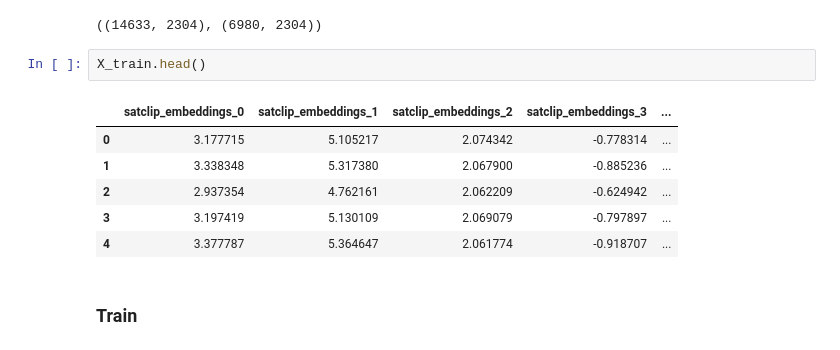
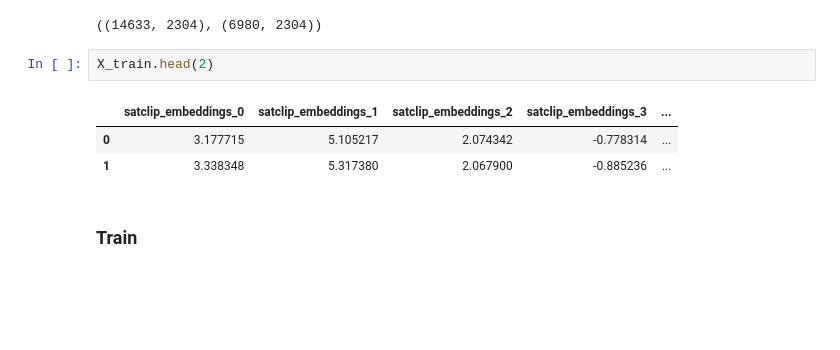
Before and after one commit to davidguzmanr/COMP-685-Fall-2025, a Jupyter notebook: notebooks/House Sales in King County.ipynb, the cells around one changed output. Drawn from its saved outputs; the diff is of its cells as text; blank space fills up the shorter version.

```diff
--- a/notebooks/House Sales in King County.ipynb
+++ b/notebooks/House Sales in King County.ipynb
@@ -1275,14 +1523,11 @@ X_train.shape, X_test.shape
 # %% [output]
 ((14633, 2304), (6980, 2304))
 # %%
-X_train.head()
+X_train.head(2)
 # %% [output]
 |  | satclip_embeddings_0 | satclip_embeddings_1 | satclip_embeddings_2 | satclip_embeddings_3 | ... |
 | 0 | 3.177715 | 5.105217 | 2.074342 | -0.778314 | ... |
 | 1 | 3.338348 | 5.317380 | 2.067900 | -0.885236 | ... |
-| 2 | 2.937354 | 4.762161 | 2.062209 | -0.624942 | ... |
-| 3 | 3.197419 | 5.130109 | 2.069079 | -0.797897 | ... |
-| 4 | 3.377787 | 5.364647 | 2.061774 | -0.918707 | ... |
 # %% [markdown]
 ### Train
 # %%
```
Also changed, not shown: parts of 26 cells of this notebook.
